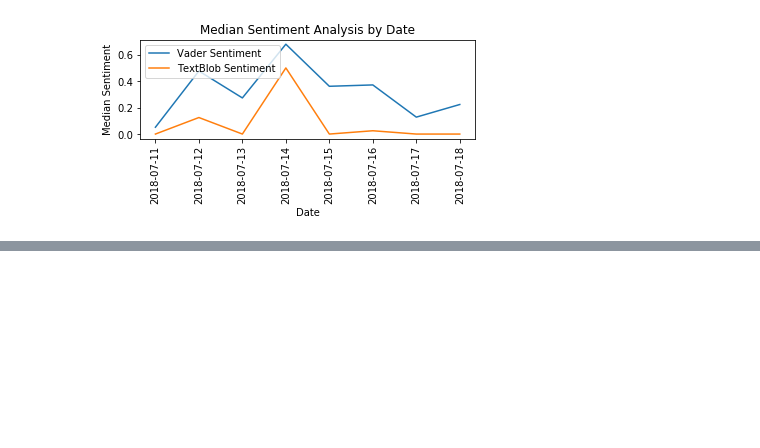
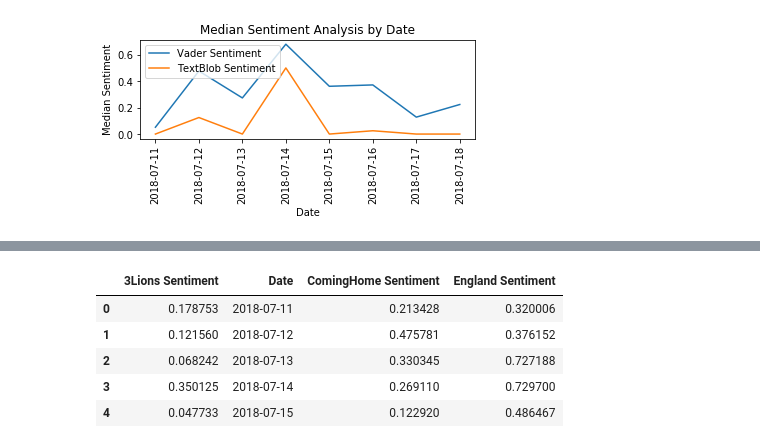
Before and after one commit to stiltsie/cuny, a Jupyter notebook: CUNY+620+Final+Project2.ipynb, the cells around one changed output, grey strips where cells are left out. Cells and saved outputs as stored; diff of their text form; code cells hidden in the pictures; blank space fills up the shorter version.

```diff
--- a/CUNY+620+Final+Project2.ipynb
+++ b/CUNY+620+Final+Project2.ipynb
@@ -166,0 +219,9 @@ plt.show()
+# %%
+wc_summary_hash.head()
+# %% [output]
+|  | 3Lions Sentiment | Date | ComingHome Sentiment | England Sentiment |
+| 0 | 0.178753 | 2018-07-11 | 0.213428 | 0.320006 |
+| 1 | 0.121560 | 2018-07-12 | 0.475781 | 0.376152 |
+| 2 | 0.068242 | 2018-07-13 | 0.330345 | 0.727188 |
+| 3 | 0.350125 | 2018-07-14 | 0.269110 | 0.729700 |
+| 4 | 0.047733 | 2018-07-15 | 0.122920 | 0.486467 |
```
Also changed, not shown: parts of 19 cells of this notebook.
